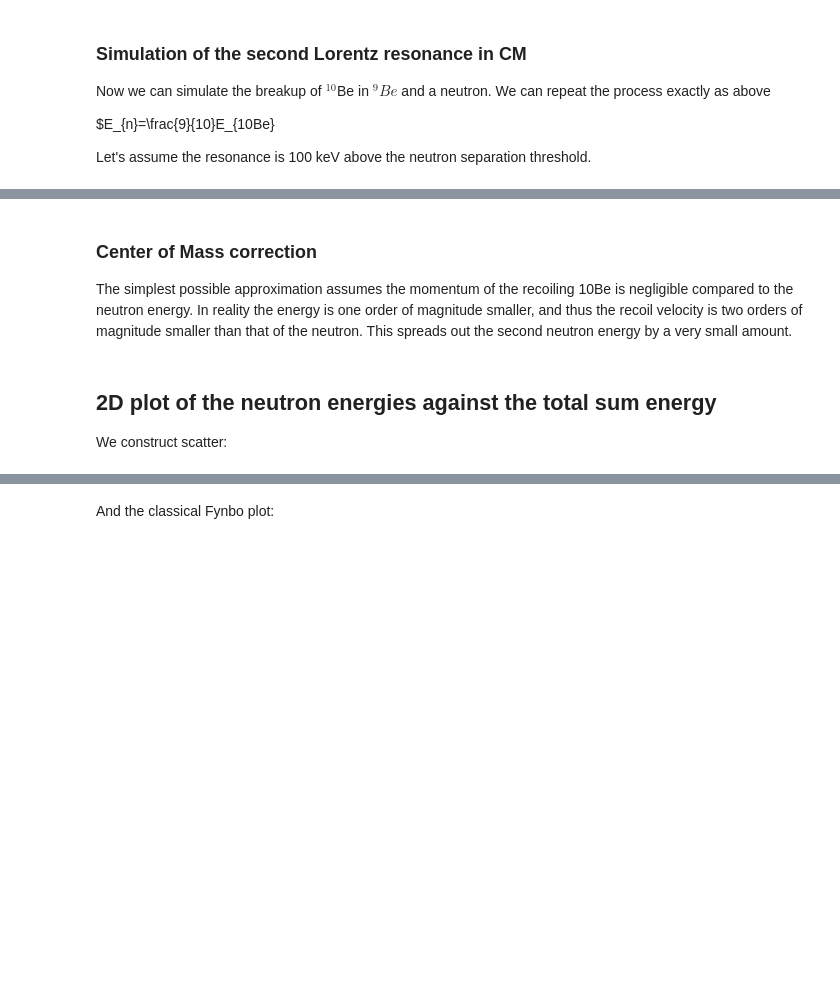
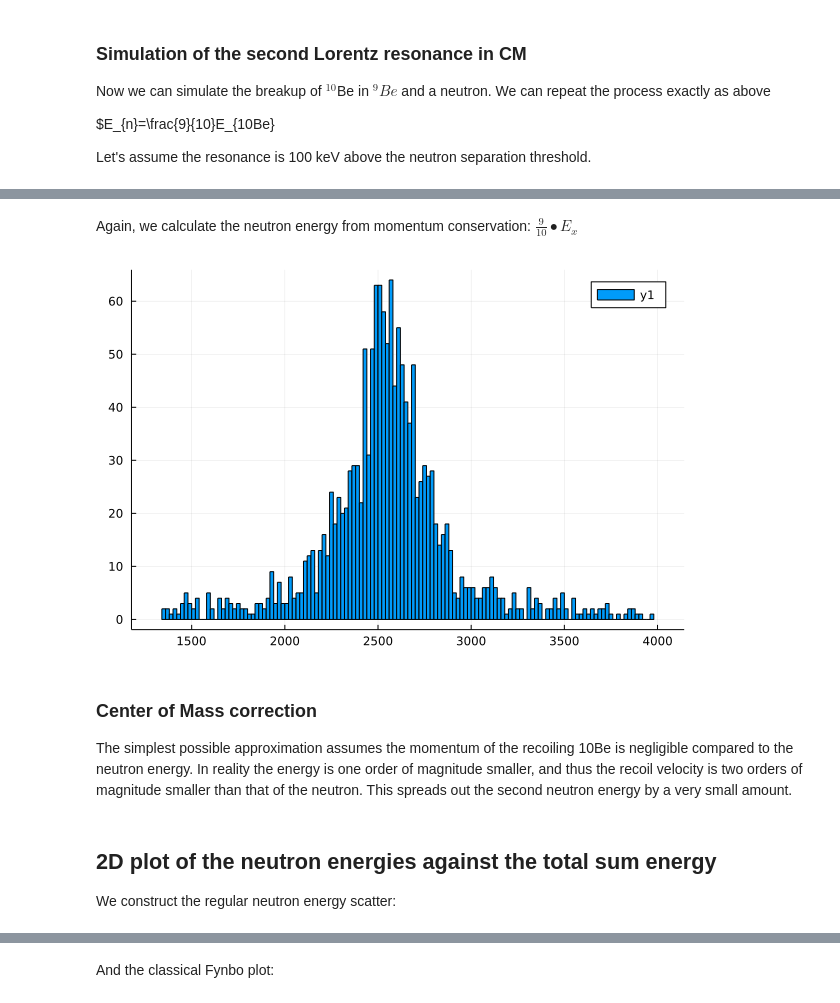
Before and after one commit to madurganplab/11LiDecay, a Jupyter notebook: monteCarlo.ipynb, the cells around one changed output, grey strips where cells are left out. Drawn from its saved outputs; the diff is of its cells as text; code cells hidden in the pictures; blank space fills up the shorter version.

```diff
--- a/monteCarlo.ipynb
+++ b/monteCarlo.ipynb
@@ -199,6 +217,10 @@ plot(one,two)
+# %% [markdown]
+Again, we calculate the neutron energy from momentum conservation: $\frac{9}{10} • E_x$
 # %%
-EnTwo=[]; EnTwo = 9/10 .* eTwo
+EnTwo = 9/10 .* eTwo
 plot(EnTwo,seriestype=:hist,nbins=200)
+# %% [output]
+[figure, added]
 # %% [markdown]
 ### Center of Mass correction
 
@@ -206,5 +228,5 @@ The simplest possible approximation assumes the momentum of the recoiling 10Be i
 # %% [markdown]
 ## 2D plot of the neutron energies against the total sum energy
 
-We construct scatter:
+We construct the regular neutron energy scatter:
 # %%
```
Also changed, not shown: parts of 10 cells of this notebook.
